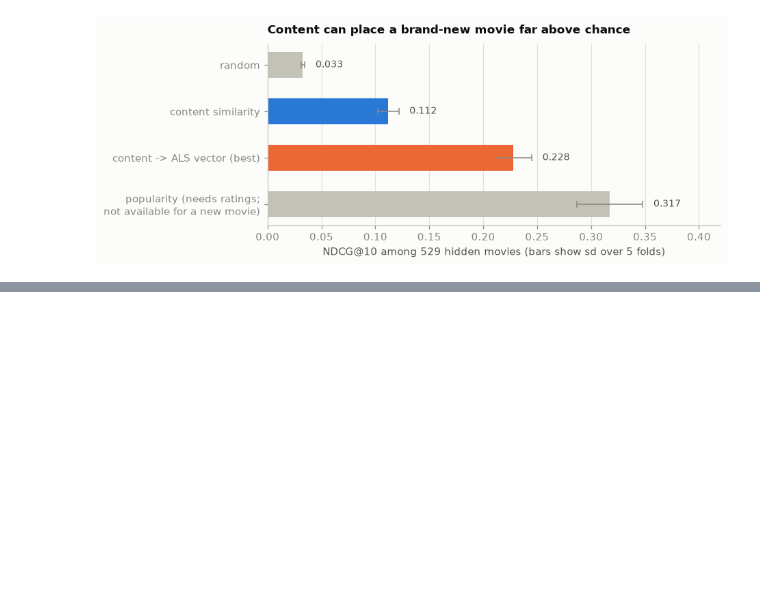
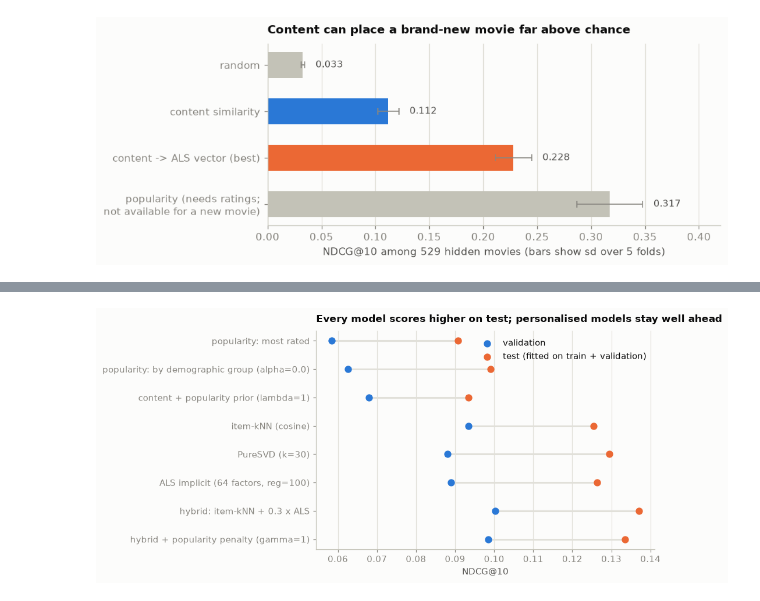
Before and after one commit to anushka-tyagi01/movie-recommendation-engine, a Jupyter notebook: notebooks/movie_recommendation_engine.ipynb, the cells around one changed output, grey strips where cells are left out. Cells and saved outputs as stored; diff of their text form; code cells hidden in the pictures; blank space fills up the shorter version.

```diff
--- a/notebooks/movie_recommendation_engine.ipynb
+++ b/notebooks/movie_recommendation_engine.ipynb
@@ -1545,0 +2017,11 @@ best content -> vector model: content -> ALS vector, genres + decade + title, ri
+# %%
+tbl_test = results_table("test").droplevel("split")
+tbl_val = results_table("val").droplevel("split")
+tbl_test, tbl_val = (t[~t.index.duplicated(keep="last")] for t in (tbl_test, tbl_val))   # a re-run cell logs a model twice; keep the latest
+order = ["random (floor)", "oracle (ceiling)", "popularity: most rated", names["demo"], names["blend"],
+         names["knn"], names["svd"], names["als"], HYBRID, FINAL]
+cols = ["precision@10", "recall@10", "hit_rate@10", "ndcg@10", "ndcg_ci95", "coverage", "diversity", "novelty"]
+print(tbl_test.loc[order, cols].round(4).to_string())
+compare = pd.DataFrame({"val NDCG@10": tbl_val["ndcg@10"], "test NDCG@10": tbl_test["ndcg@10"]}).loc[order[2:]]
+compare["change"] = compare["test NDCG@10"] - compare["val NDCG@10"]
+compare.round(4)
@@ -1545,0 +2051,13 @@ best content -> vector model: content -> ALS vector, genres + decade + title, ri
+# %%
+fig, ax = plt.subplots(figsize=(9, 4.4))
+yy = np.arange(len(compare))[::-1]
+ax.hlines(yy, compare["val NDCG@10"], compare["test NDCG@10"], color=GRID, lw=2)
+ax.scatter(compare["val NDCG@10"], yy, color=BLUE, s=50, zorder=3, label="validation")
+ax.scatter(compare["test NDCG@10"], yy, color=ORANGE, s=50, zorder=3, label="test (fitted on train + validation)")
+ax.set_yticks(yy, compare.index)
+ax.set(title="Every model scores higher on test; personalised models stay well ahead", xlabel="NDCG@10")
+ax.legend(loc="upper right")
+only_grid(ax, "x")
+plt.tight_layout(); plt.show()
+# %% [output]
+[figure, added]
```
Also changed, not shown: parts of 21 cells of this notebook.
